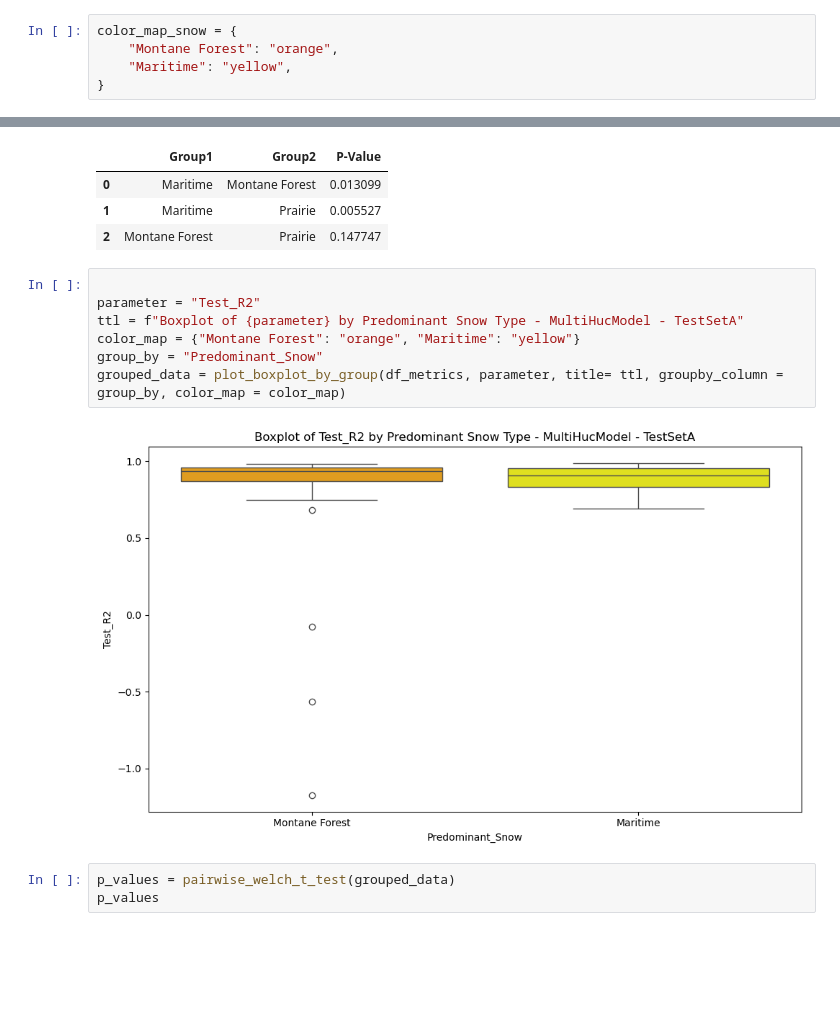
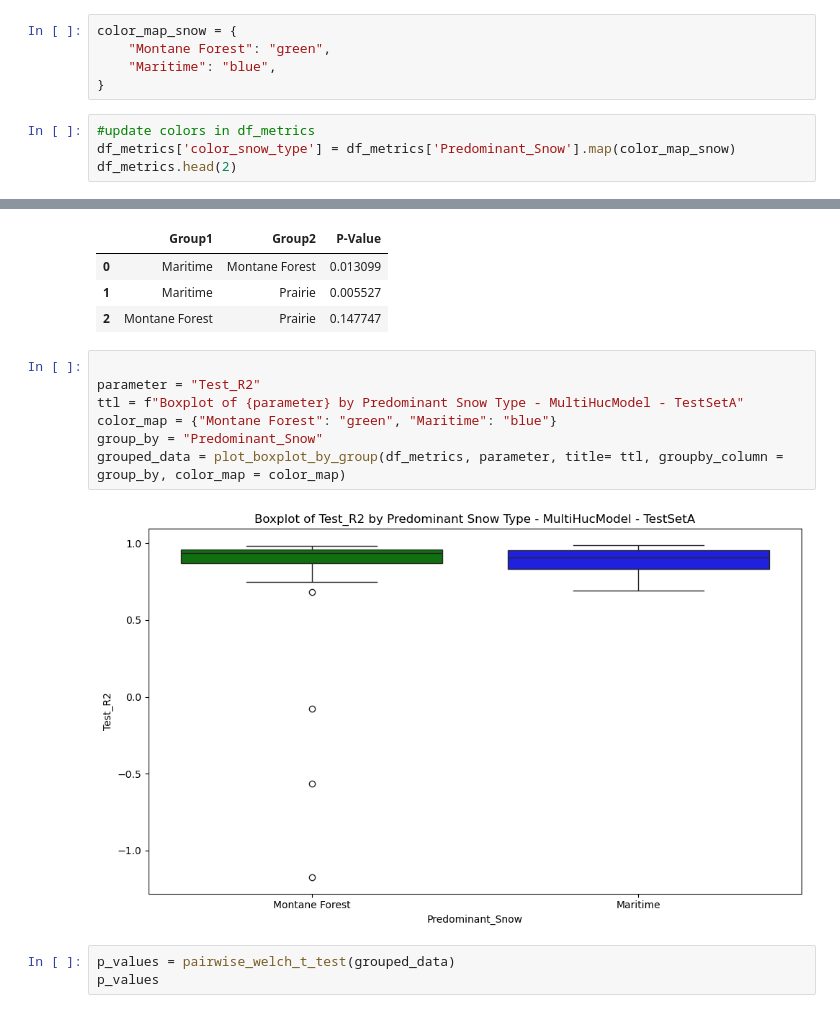
Before and after one commit to DSHydro/SnowML, a Jupyter notebook: notebooks/Ex3_MultiHucTraining/TestSetA.ipynb, the cells around one changed output, grey strips where cells are left out. Saved outputs shown, nothing was run; the diff lists cells and outputs as text; blank space fills up the shorter version.

```diff
--- a/notebooks/Ex3_MultiHucTraining/TestSetA.ipynb
+++ b/notebooks/Ex3_MultiHucTraining/TestSetA.ipynb
@@ -47,6 +47,10 @@ df_metrics.head(2)
 | 1 | 170103020301 | Twomile Creek-South Fork Coeur d'... | 0.000845 | 0.924311 | 0.917509 | Montane Forest | orange | 1126.706055 | ... |
 # %%
 color_map_snow = {
-    "Montane Forest": "orange",
-    "Maritime": "yellow",
+    "Montane Forest": "green",
+    "Maritime": "blue",
 }
+# %%
+#update colors in df_metrics
+df_metrics['color_snow_type'] = df_metrics['Predominant_Snow'].map(color_map_snow)
+df_metrics.head(2)
@@ -362,12 +370,12 @@ p_values
 # %%
 
 parameter = "Test_R2"
 ttl = f"Boxplot of {parameter} by Predominant Snow Type - MultiHucModel - TestSetA"
-color_map = {"Montane Forest": "orange", "Maritime": "yellow"}
+color_map = {"Montane Forest": "green", "Maritime": "blue"}
 group_by = "Predominant_Snow"
 grouped_data = plot_boxplot_by_group(df_metrics, parameter, title= ttl, groupby_column = group_by, color_map = color_map)
 # %% [output]
-[figure, old version]
+[figure, new version]
 # %%
 p_values = pairwise_welch_t_test(grouped_data)
 p_values
```
Also changed, not shown: parts of 6 cells of this notebook, 20 other files.
